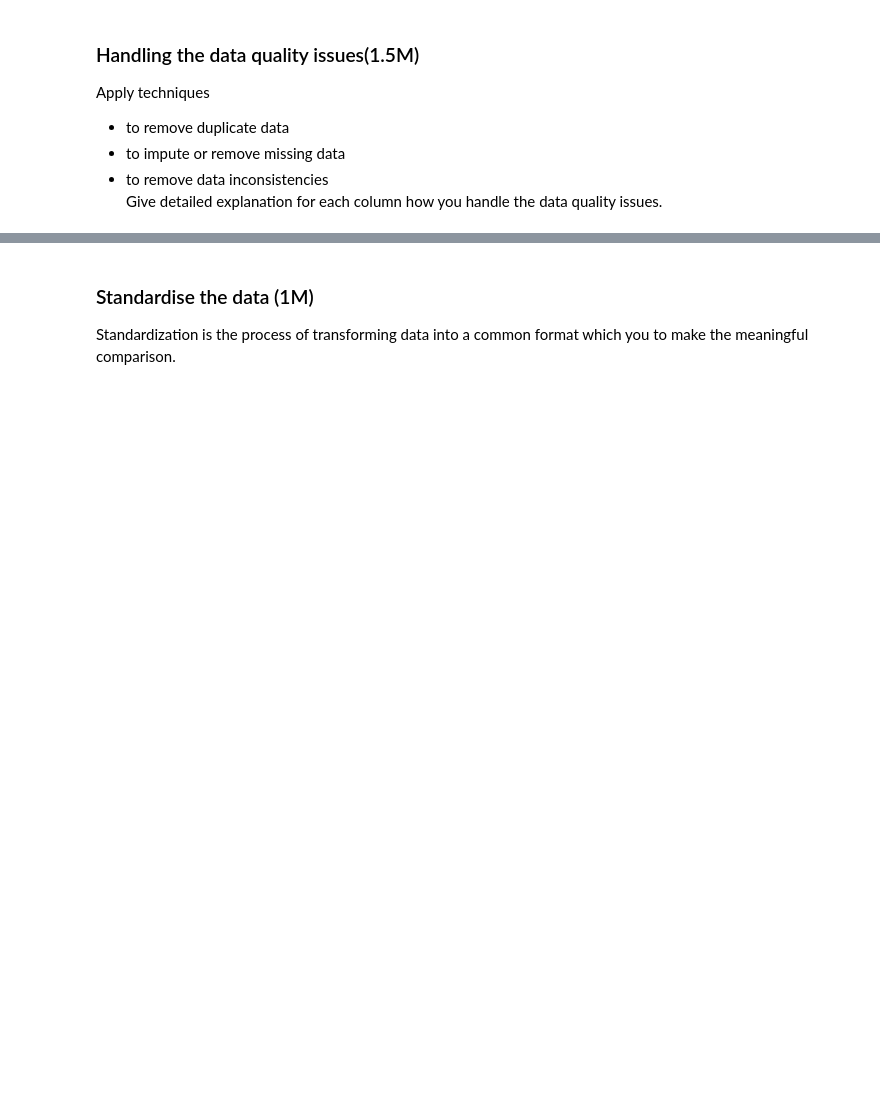
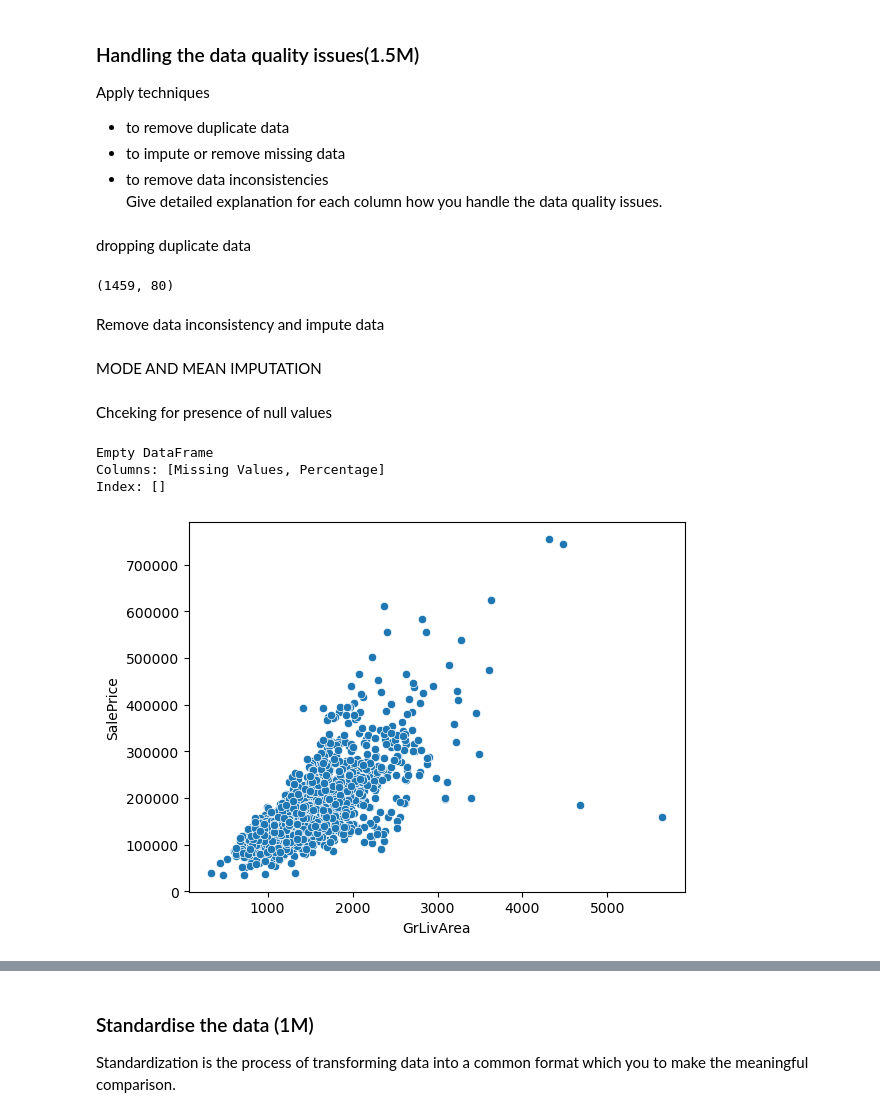
Before and after one commit to preethibosco/AIML, a Jupyter notebook: Feature engineering/FE_END-to END PROJECT.ipynb, the cells around one changed output, grey strips where cells are left out. Cells and saved outputs as stored; diff of their text form; code cells hidden in the pictures; blank space fills up the shorter version.

```diff
--- a/Feature engineering/FE_END-to END PROJECT.ipynb
+++ b/Feature engineering/FE_END-to END PROJECT.ipynb
@@ -225,3 +374,14 @@ Apply techniques
 * to impute or remove missing data
 * to remove data inconsistencies <br>
 Give detailed explanation for each column how you handle the data quality issues.
+# %% [markdown]
+dropping duplicate data
+# %%
+
+i = [193,1460,1461]
+Housing_df1.drop(i,inplace=True)
+print(Housing_df1.shape)
+# %% [output]
+(1459, 80)
+# %% [markdown]
+Remove data inconsistency and impute data
@@ -227,0 +391,2 @@ Give detailed explanation for each column how you handle the data quality issues
+# %% [markdown]
+MODE AND MEAN IMPUTATION
@@ -227,0 +416,40 @@ Give detailed explanation for each column how you handle the data quality issues
+# %%
+# setting with nullalternative values
+Housing_df1.Alley.fillna(Alley_impute.values[0],inplace=True) #
+Housing_df1.BsmtQual.fillna(BsmtQual_impute.values[0],inplace=True)
+Housing_df1.BsmtCond.fillna(BsmtCond_impute.values[0],inplace=True)
+Housing_df1.BsmtExposure.fillna(BsmtExposure_impute.values[0],inplace=True)
+Housing_df1.BsmtFinType1.fillna(BsmtFinType1_impute.values[0],inplace=True)
+Housing_df1.BsmtFinType2.fillna(BsmtFinType2_impute.values[0],inplace=True)
+Housing_df1.FireplaceQu.fillna(FireplaceQu_impute.values[0],inplace=True)
+Housing_df1.GarageType.fillna(GarageType_impute.values[0],inplace=True)
+Housing_df1.GarageFinish.fillna(GarageFinish_impute.values[0],inplace=True)
+Housing_df1.GarageQual.fillna(GarageQual_impute.values[0],inplace=True)
+Housing_df1.GarageCond.fillna(GarageCond_impute.values[0],inplace=True)
+Housing_df1.PoolQC.fillna(PoolQC_impute.values[0],inplace=True)
+Housing_df1.Fence.fillna(Fence_impute.values[0],inplace=True)
+Housing_df1.MiscFeature.fillna(MiscFeature_impute.values[0],inplace=True)
+Housing_df1.Electrical.fillna(Electrical_impute.values[0],inplace=True)
+Housing_df1.MasVnrType.fillna(MasVnrType_impute.values[0],inplace=True)
+Housing_df1.MasVnrArea.fillna(MasVnrArea_impute,inplace=True)
+Housing_df1.LotFrontage.fillna(LotFrontage_impute,inplace=True)
+#Housing_df1.GarageYrBlt.fillna(GarageYrBlt_impute,inplace=True)
+# %% [markdown]
+Chceking for presence of null values
+# %%
+#Housing_df1 = fillwithnull(Housing_df1)
+# Missing data count
+missing_data = Housing_df1.isnull().sum()
+missing_percentage = (missing_data / len(Housing_df1)) * 100
+missing_info = pd.DataFrame({'Missing Values': missing_data, 'Percentage': missing_percentage})
+print(missing_info[missing_info['Missing Values'] > 0])
+#print(Housing_df1.isnull().sum().sort_values(ascending=False))
+# %% [output]
+Empty DataFrame
+Columns: [Missing Values, Percentage]
+Index: []
+# %%
+sns.scatterplot(data=Housing_df1,x="GrLivArea",y="SalePrice")
+plt.show()
+# %% [output]
+[figure, added]
```
Also changed, not shown: parts of 38 cells of this notebook, 1 other file.
